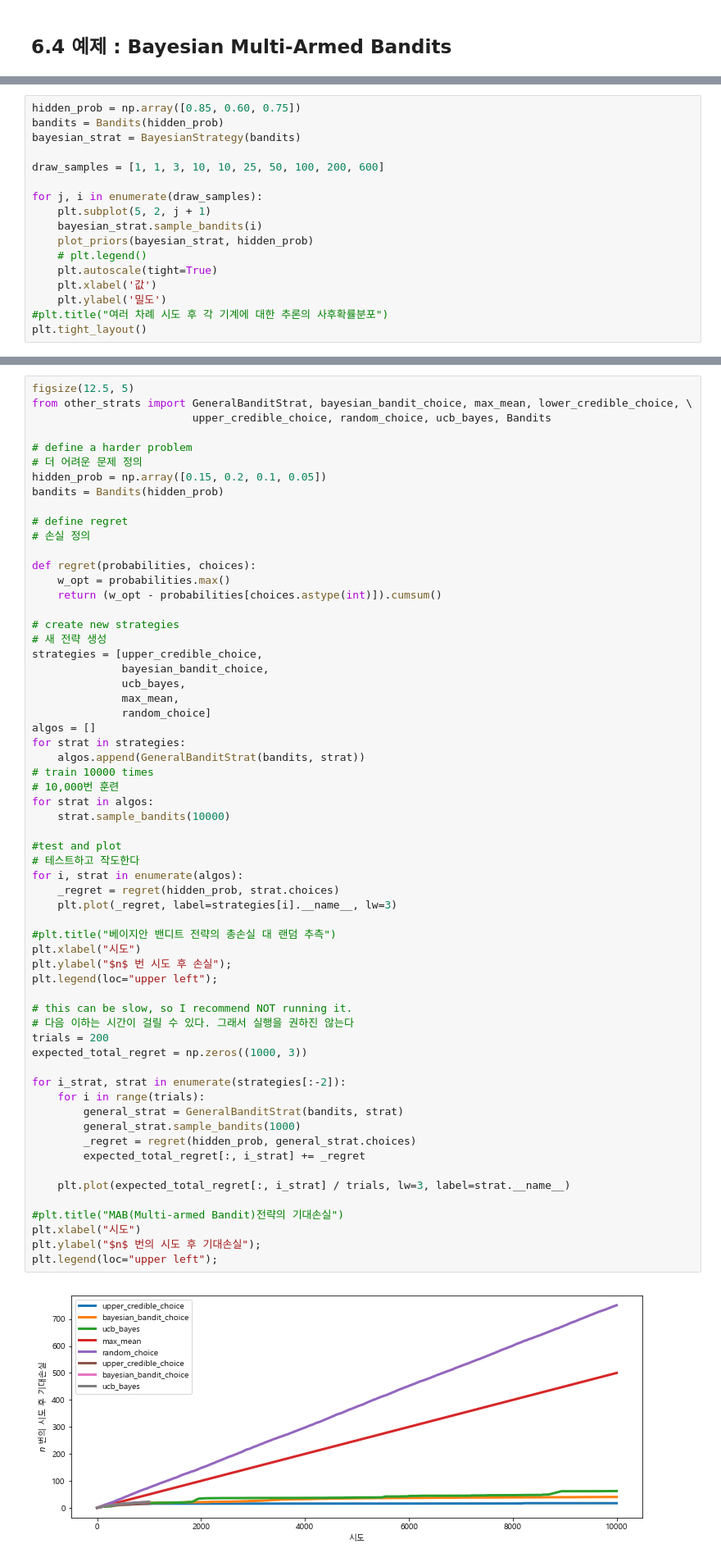
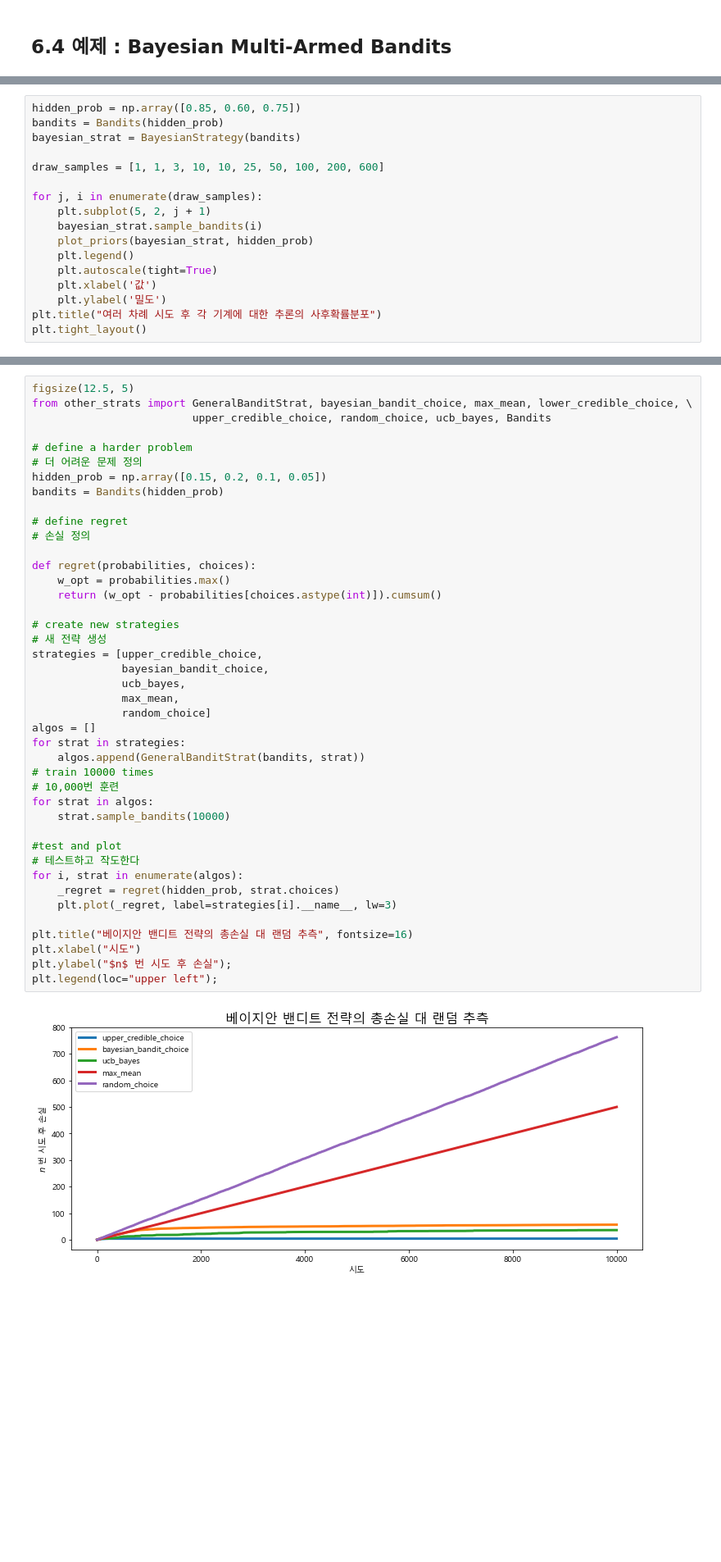
Before and after one commit to rhyeu/006775, a Jupyter notebook: Ch06/Ch06_발표.ipynb, the cells around one changed output, grey strips where cells are left out. Shown at 82% size. Saved outputs shown, nothing was run; the diff lists cells and outputs as text; blank space fills up the shorter version.

```diff
--- a/Ch06/Ch06_발표.ipynb
+++ b/Ch06/Ch06_발표.ipynb
@@ -272,10 +300,10 @@ for j, i in enumerate(draw_samples):
     plt.subplot(5, 2, j + 1)
     bayesian_strat.sample_bandits(i)
     plot_priors(bayesian_strat, hidden_prob)
-    # plt.legend()
+    plt.legend()
     plt.autoscale(tight=True)
     plt.xlabel('값')
     plt.ylabel('밀도')
-#plt.title("여러 차례 시도 후 각 기계에 대한 추론의 사후확률분포")
+plt.title("여러 차례 시도 후 각 기계에 대한 추론의 사후확률분포")
 plt.tight_layout()
 # %% [output]
@@ -304,51 +331,32 @@ bandits = Bandits(hidden_prob)
 
 def regret(probabilities, choices):
     w_opt = probabilities.max()
     return (w_opt - probabilities[choices.astype(int)]).cumsum()
 
 # create new strategies
 # 새 전략 생성
 strategies = [upper_credible_choice,
               bayesian_bandit_choice,
               ucb_bayes,
               max_mean,
               random_choice]
 algos = []
 for strat in strategies:
     algos.append(GeneralBanditStrat(bandits, strat))
 # train 10000 times
 # 10,000번 훈련
 for strat in algos:
     strat.sample_bandits(10000)
 
 #test and plot
 # 테스트하고 작도한다
 for i, strat in enumerate(algos):
     _regret = regret(hidden_prob, strat.choices)
     plt.plot(_regret, label=strategies[i].__name__, lw=3)
 
-#plt.title("베이지안 밴디트 전략의 총손실 대 랜덤 추측")
+plt.title("베이지안 밴디트 전략의 총손실 대 랜덤 추측", fontsize=16)
 plt.xlabel("시도")
 plt.ylabel("$n$ 번 시도 후 손실");
 plt.legend(loc="upper left");
-
-# this can be slow, so I recommend NOT running it.
-# 다음 이하는 시간이 걸릴 수 있다. 그래서 실행을 권하진 않는다
-trials = 200
-expected_total_regret = np.zeros((1000, 3))
-
-for i_strat, strat in enumerate(strategies[:-2]):
-    for i in range(trials):
-        general_strat = GeneralBanditStrat(bandits, strat)
-        general_strat.sample_bandits(1000)
-        _regret = regret(hidden_prob, general_strat.choices)
-        expected_total_regret[:, i_strat] += _regret
-
-    plt.plot(expected_total_regret[:, i_strat] / trials, lw=3, label=strat.__name__)
-
-#plt.title("MAB(Multi-armed Bandit)전략의 기대손실")
-plt.xlabel("시도")
-plt.ylabel("$n$ 번의 시도 후 기대손실");
-plt.legend(loc="upper left");
 # %% [output]
-[figure, old version]
+[figure, new version]
```
Also changed, not shown: parts of 38 cells of this notebook.
